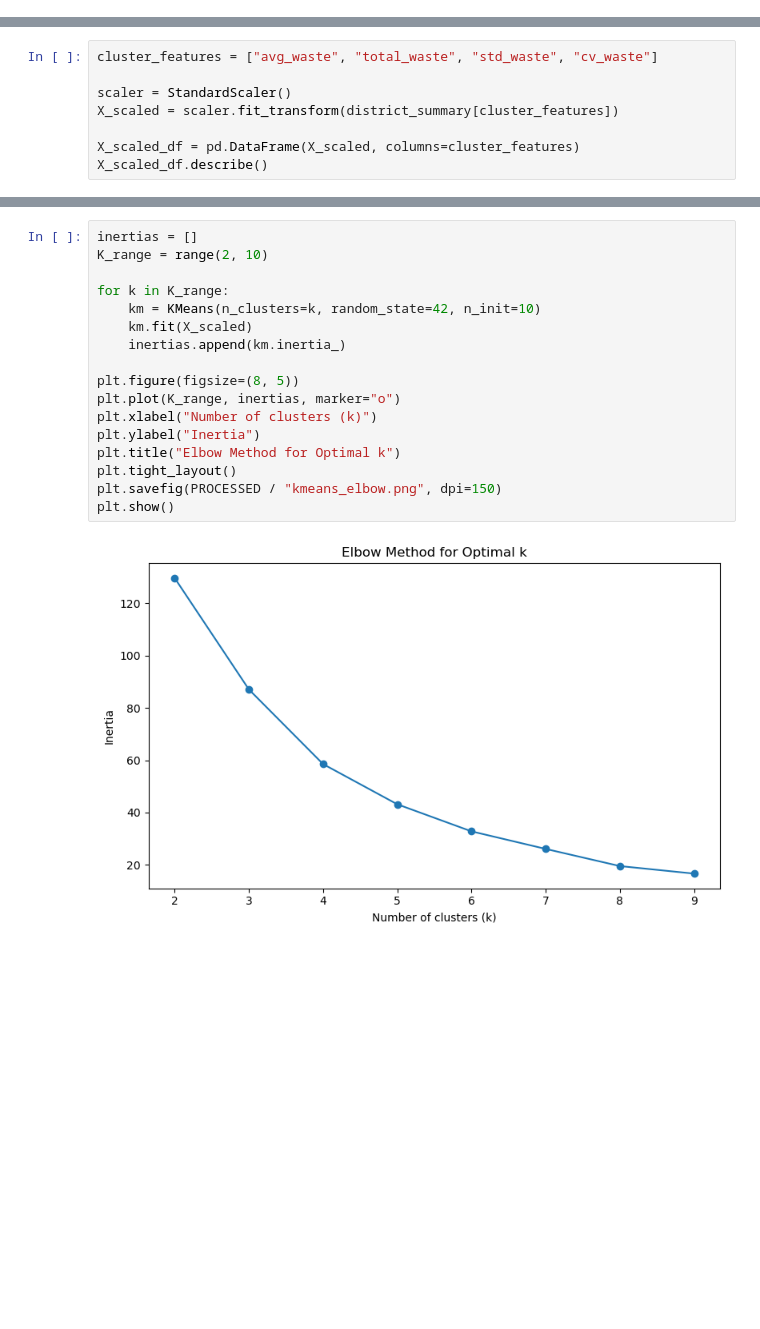
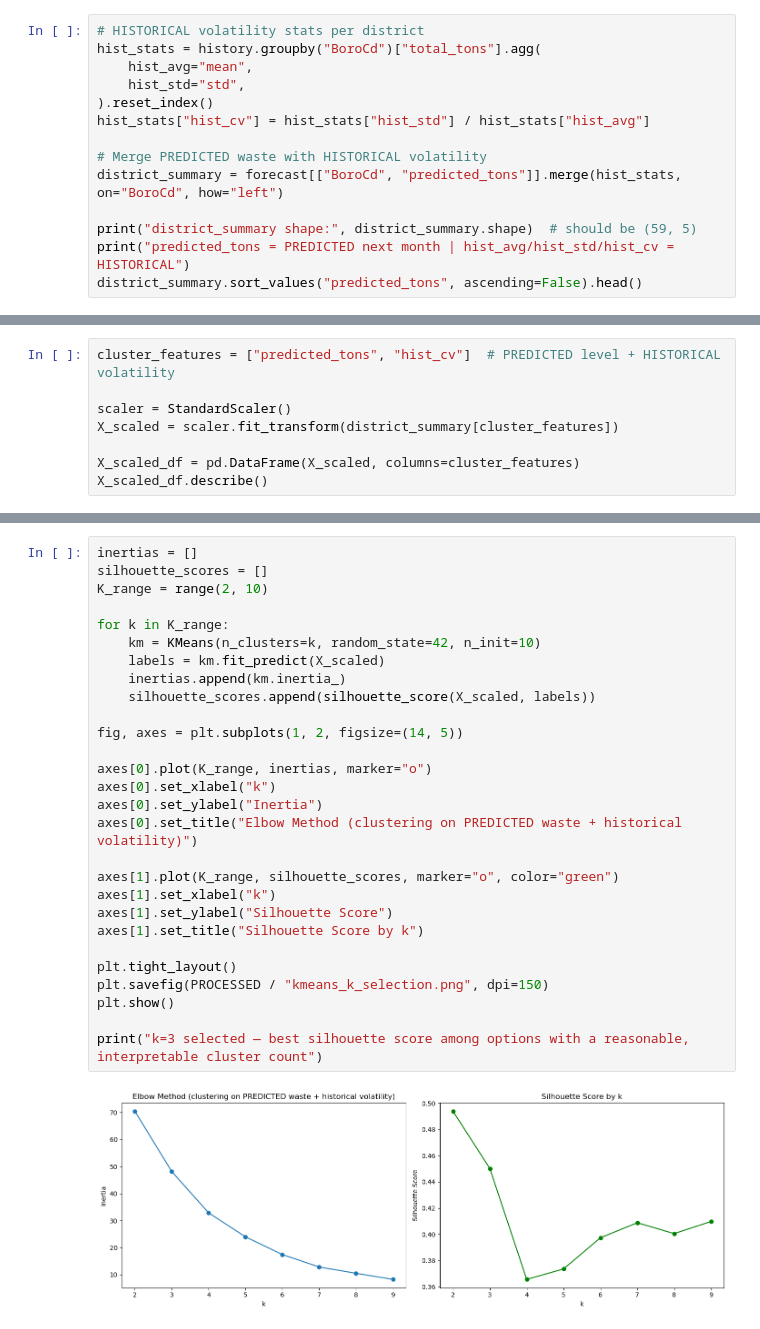
Before and after one commit to Saayan117-19/Waste-Management-Grid, a Jupyter notebook: notebooks/04_clustering_and_hotspots.ipynb, the cells around one changed output, grey strips where cells are left out. Saved outputs shown, nothing was run; the diff lists cells and outputs as text; blank space fills up the shorter version.

```diff
--- a/notebooks/04_clustering_and_hotspots.ipynb
+++ b/notebooks/04_clustering_and_hotspots.ipynb
@@ -40,0 +54,14 @@ district_summary.head()
+# %%
+# HISTORICAL volatility stats per district
+hist_stats = history.groupby("BoroCd")["total_tons"].agg(
+    hist_avg="mean",
+    hist_std="std",
+).reset_index()
+hist_stats["hist_cv"] = hist_stats["hist_std"] / hist_stats["hist_avg"]
+
+# Merge PREDICTED waste with HISTORICAL volatility
+district_summary = forecast[["BoroCd", "predicted_tons"]].merge(hist_stats, on="BoroCd", how="left")
+
+print("district_summary shape:", district_summary.shape)  # should be (59, 5)
+print("predicted_tons = PREDICTED next month | hist_avg/hist_std/hist_cv = HISTORICAL")
+district_summary.sort_values("predicted_tons", ascending=False).head()
@@ -41,5 +77,5 @@ district_summary.head()
 # %%
-cluster_features = ["avg_waste", "total_waste", "std_waste", "cv_waste"]
+cluster_features = ["predicted_tons", "hist_cv"]  # PREDICTED level + HISTORICAL volatility
 
 scaler = StandardScaler()
 X_scaled = scaler.fit_transform(district_summary[cluster_features])
@@ -59,19 +95,30 @@ X_scaled_df.describe()
 # %%
 inertias = []
+silhouette_scores = []
 K_range = range(2, 10)
 
 for k in K_range:
     km = KMeans(n_clusters=k, random_state=42, n_init=10)
-    km.fit(X_scaled)
+    labels = km.fit_predict(X_scaled)
     inertias.append(km.inertia_)
+    silhouette_scores.append(silhouette_score(X_scaled, labels))
 
-plt.figure(figsize=(8, 5))
-plt.plot(K_range, inertias, marker="o")
-plt.xlabel("Number of clusters (k)")
-plt.ylabel("Inertia")
-plt.title("Elbow Method for Optimal k")
+fig, axes = plt.subplots(1, 2, figsize=(14, 5))
+
+axes[0].plot(K_range, inertias, marker="o")
+axes[0].set_xlabel("k")
+axes[0].set_ylabel("Inertia")
+axes[0].set_title("Elbow Method (clustering on PREDICTED waste + historical volatility)")
+
+axes[1].plot(K_range, silhouette_scores, marker="o", color="green")
+axes[1].set_xlabel("k")
+axes[1].set_ylabel("Silhouette Score")
+axes[1].set_title("Silhouette Score by k")
+
 plt.tight_layout()
-plt.savefig(PROCESSED / "kmeans_elbow.png", dpi=150)
+plt.savefig(PROCESSED / "kmeans_k_selection.png", dpi=150)
 plt.show()
+
+print("k=3 selected — best silhouette score among options with a reasonable, interpretable cluster count")
 # %% [output]
-[figure, old version]
+[figure, new version]
```
Also changed, not shown: parts of 22 cells of this notebook, 22 other files.
